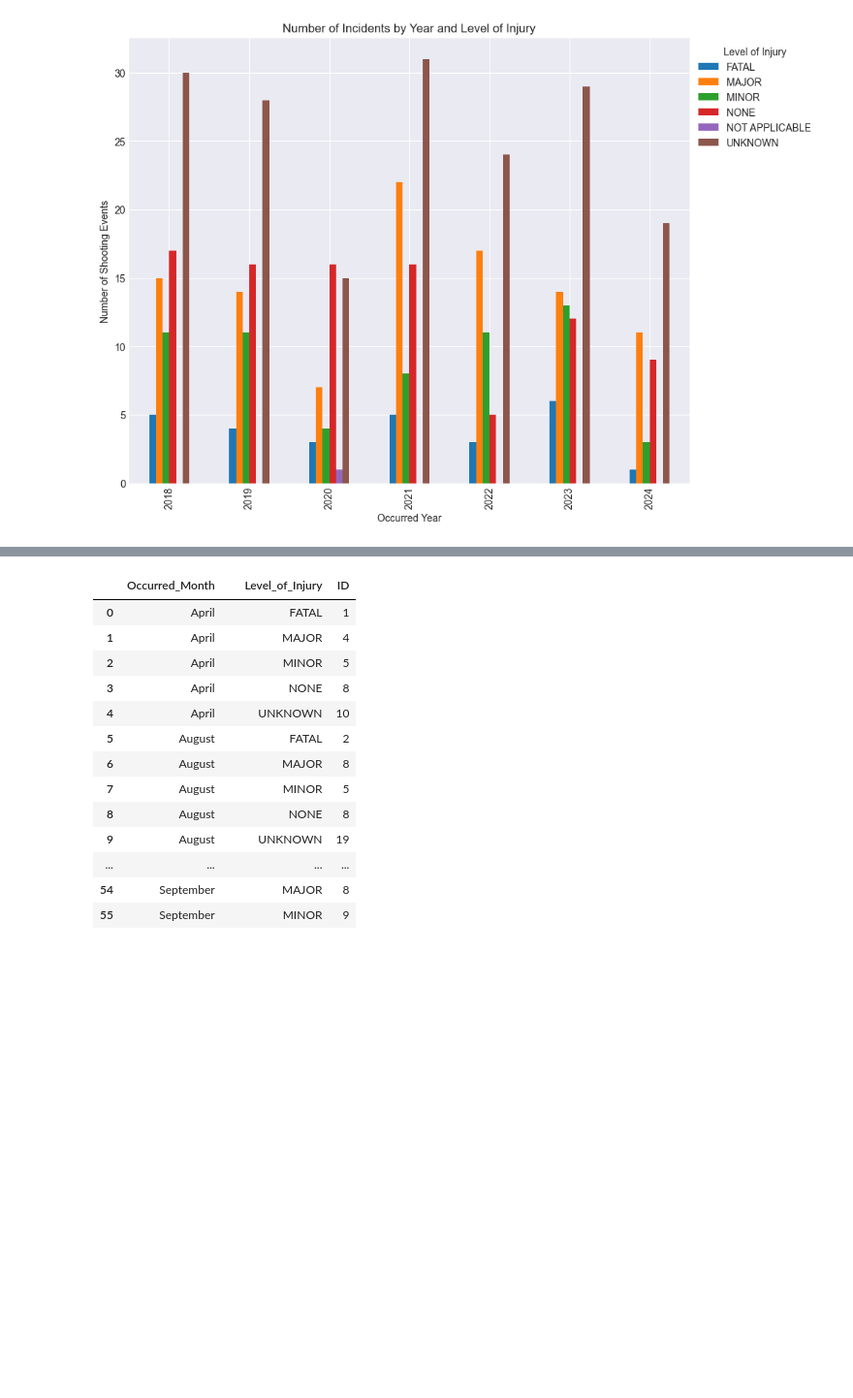
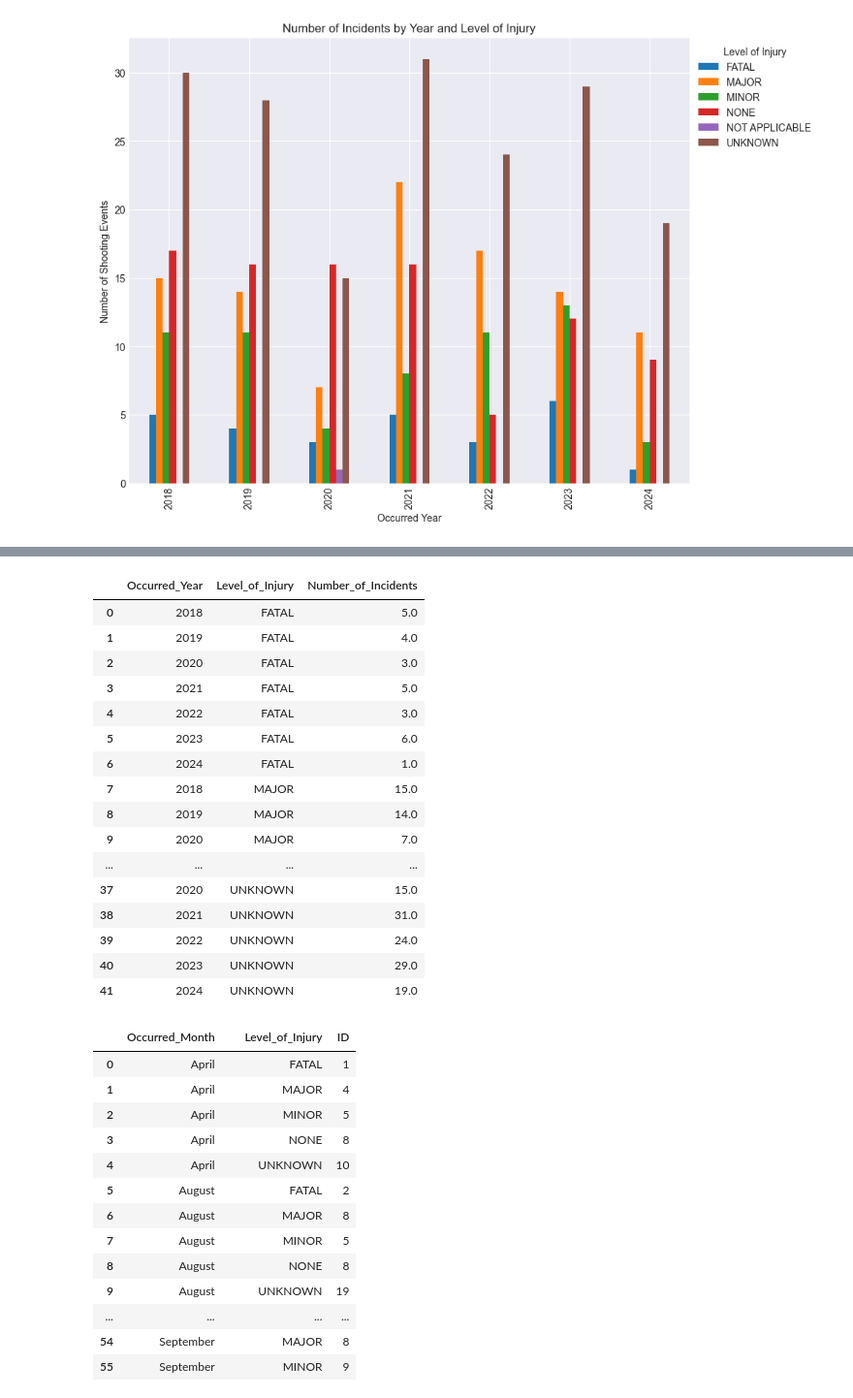
Before and after one commit to KodeXL/Ottawa-Shootings, a Jupyter notebook: SQL and Python/SQLCONNECTION.ipynb, the cells around one changed output, grey strips where cells are left out. Shown at 97% size. Saved outputs shown, nothing was run; the diff lists cells and outputs as text; code cells hidden in the pictures; blank space fills up the shorter version.

```diff
--- a/SQL and Python/SQLCONNECTION.ipynb
+++ b/SQL and Python/SQLCONNECTION.ipynb
@@ -375,3 +368,9 @@ plt.show()
 #have been omitted.
 # %% [output]
 [figure]
+# %%
+df_years_LoI = df[['Occurred_Year', 'Level_of_Injury', 'ID']].groupby(['Occurred_Year','Level_of_Injury']).count()
+df_years_LoI= df_years_LoI.reset_index()
+pivot_df_LoI = df_years_LoI.pivot(index='Occurred_Year', columns='Level_of_Injury', values='ID')
+pivot_df_LoI = pivot_df_LoI.reset_index()
+pivot_df_LoI
@@ -377,0 +386,21 @@ plt.show()
+# %%
+pivot_df_LoI_melted = pivot_df_LoI.melt(id_vars='Occurred_Year', var_name='Level_of_Injury', value_name='Number_of_Incidents')
+pivot_df_LoI_melted
+# %% [output]
+|  | Occurred_Year | Level_of_Injury | Number_of_Incidents |
+| 0 | 2018 | FATAL | 5.0 |
+| 1 | 2019 | FATAL | 4.0 |
+| 2 | 2020 | FATAL | 3.0 |
+| 3 | 2021 | FATAL | 5.0 |
+| 4 | 2022 | FATAL | 3.0 |
+| 5 | 2023 | FATAL | 6.0 |
+| 6 | 2024 | FATAL | 1.0 |
+| 7 | 2018 | MAJOR | 15.0 |
+| 8 | 2019 | MAJOR | 14.0 |
+| 9 | 2020 | MAJOR | 7.0 |
+| ... | ... | ... | ... |
+| 37 | 2020 | UNKNOWN | 15.0 |
+| 38 | 2021 | UNKNOWN | 31.0 |
+| 39 | 2022 | UNKNOWN | 24.0 |
+| 40 | 2023 | UNKNOWN | 29.0 |
+| 41 | 2024 | UNKNOWN | 19.0 |
```
Also changed, not shown: parts of 41 cells of this notebook, 1 other file.
